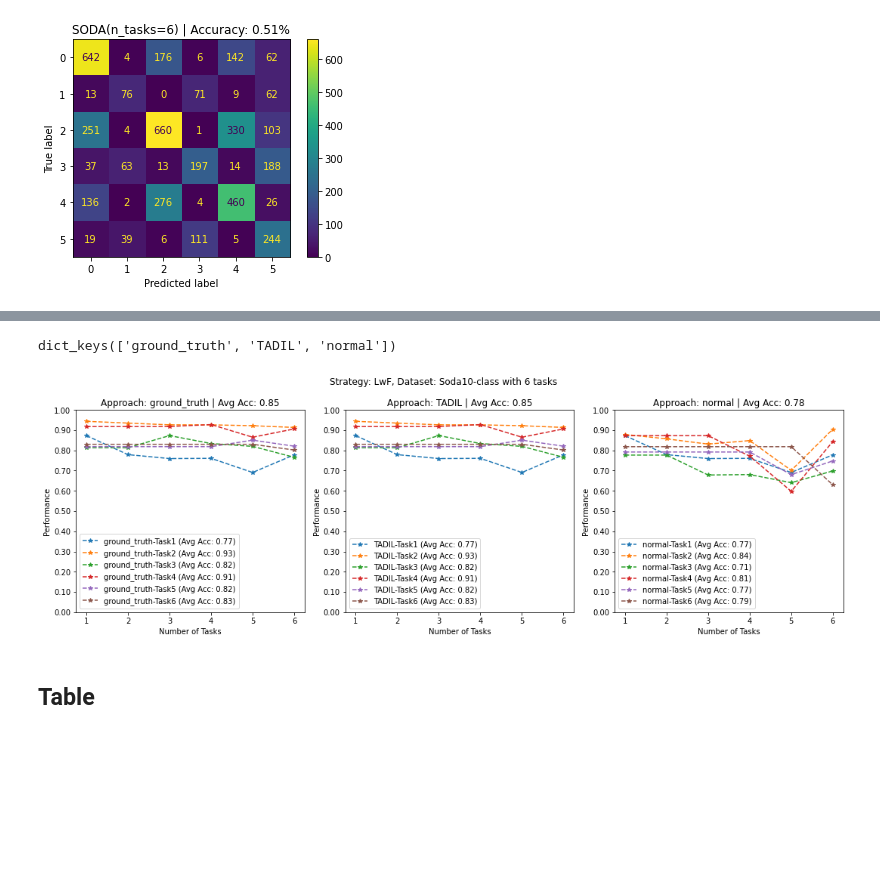
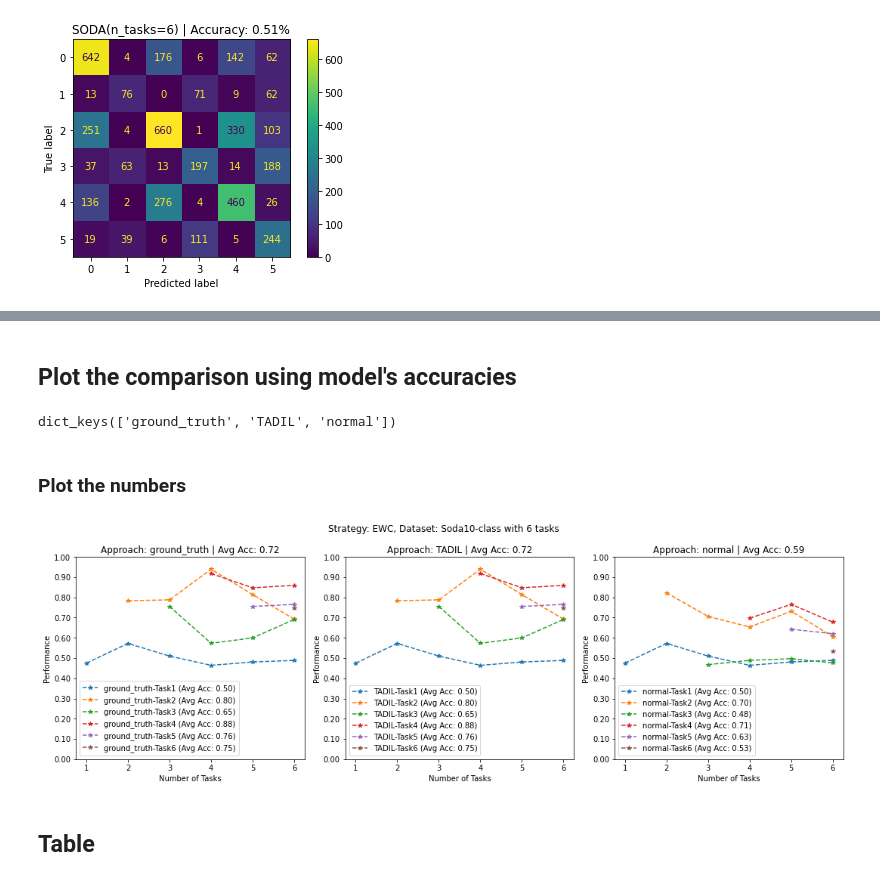
Before and after one commit to gusseppe/CL_task_inference, a Jupyter notebook: experiments-classic.ipynb, the cells around one changed output, grey strips where cells are left out. Cells and saved outputs as stored; diff of their text form; code cells hidden in the pictures; blank space fills up the shorter version.

```diff
--- a/experiments.ipynb
+++ b/experiments-classic.ipynb
@@ -13,15 +18,20 @@ import matplotlib.pyplot as plt
 import pickle
 from PIL import Image
 from rich import print
-# to_pil = transforms.ToPILImage()
+from scipy.stats import trim_mean
 
 
 def find_avg_centroid(x):
     return np.mean(x, axis=0)
 
-# def find_avg_centroid(x):
-#     length, dim = x.shape
-#     return np.array([np.sum(x[:, i])/length for i in range(dim)])
+def trimmed_mean_centroid(x, proportion_to_cut=0.1):
+    """
+    Compute the trimmed mean centroid of an array of points.
+    """
+    return trim_mean(x, proportiontocut=proportion_to_cut, axis=0)
+
+def find_better_centroid(x):
+    return trimmed_mean_centroid(x)
 
 def find_nearest_centroids(x, y):
     if not isinstance(x, (np.ndarray, np.generic)):
@@ -37,8 +47,7 @@ def find_knn(x, centroids, n_neighbors=10):
         x = x.detach().cpu().numpy()
 
     knn_search = NearestNeighbors(n_neighbors=n_neighbors,
-                            # metric='cosine', # because CLIP model
-                            metric='manhattan', # because CLIP model
+                            metric='manhattan',
                             algorithm='auto', #'ball_tree'
                             n_jobs=-1)
     knn_search.fit(x)
@@ -48,10 +57,6 @@ def find_knn(x, centroids, n_neighbors=10):
 
 
 def get_clusters(x):
-    # X = mde_embedding
-    # x = x.detach().cpu().numpy()
-    # db = DBSCAN(eps=0.8, min_samples=10, n_jobs=-1, metric='manhattan').fit(X)
-    # db = OPTICS(min_samples=2).fit(x)
     db = DBSCAN(eps=0.3, min_samples=10, leaf_size=30,
                 n_jobs=-1, metric='cosine').fit(x)
 
@@ -74,31 +79,28 @@ def get_clusters(x):
 
 
 def get_nearest_embedding_centroids(x, n_neighbors=10):
-    # print(task.task.title())
-    # print(f"CLIP Embedding shape: {task.embeddings.shape}")
 
     #1. Get the CLIP embeddings
     if not isinstance(x, (np.ndarray, np.generic)):
         x = x.detach().cpu().numpy()
 
-    #3. Cluster the embeddings
+    #2. Cluster the embeddings
     x, labels, n_clusters = get_clusters(x)
 
-    #4. Find centroids of embeddings
+    #3. Find centroids of embeddings
     if n_clusters < 2:
-        centroids = find_avg_centroid(x)
+        # centroids = find_avg_centroid(x)
+        centroids = find_better_centroid(x)
         centroids = centroids.reshape(1, -1)
     else:
         centroids = find_nearest_centroids(x, labels)
 
     # If some infinite/nan values appear
     centroids = np.nan_to_num(centroids)
-    #5. Find knn of centroids
+    #4. Find knn of centroids
     x_nearest_centroids = find_knn(x, centroids, n_neighbors)
-    # x_nearest_centroids2 = np.vstack([find_knn(x, [centroid], n_neighbors) for centroid in centroids])
-    # return centroids
     x_chosen = np.vstack([centroids, x_nearest_centroids])
-    # x_chosen = np.vstack([centroids, x_nearest_centroids, x_nearest_centroids2])
+
     print(f"# nearest centroids ({round((x_chosen.shape[0]/x.shape[0])*100, 2)}%):", x_chosen.shape)
     print()
 
@@ -658,3 +665,5 @@ x_train shape:
+# %% [markdown]
+## Plot the comparison using model's accuracies
 # %%
 strategy_name = "EWC"
 n_exp = 0
@@ -676,12 +685,14 @@ dict_keys(['ground_truth', 'TADIL', 'normal'])
 #     return eval_values
 
 # results_clean = {k:get_eval_phase_values(results[k], "Top1_Acc_Exp") for k in results.keys()}
+# %% [markdown]
+### Plot the numbers
 # %%
 import matplotlib.pyplot as plt
 import pickle
 import numpy as np
 
-strategy_name = "LwF"
+strategy_name = "EWC"
 n_exp = 1
 # strategy_name = "LwF"
 with open(f'{strategy_name}_{n_exp}.pickle', 'rb') as handle:
@@ -717,35 +728,35 @@ for domain in range(len(results['ground_truth'])):
     method_scores['ground_truth'].append((iters_, scores_task))
     method_scores['TADIL'].append((iters_, scores_method))
     method_scores['normal'].append((iters_, scores_third_method)) # Append the scores of the third method to the dictionary
 
 
 max_iter = max([max(scores, key=lambda s: s[0][-1])[0][-1] for scores in method_scores.values()])  # Get the maximum iteration index for all methods
 
 fig, axs = plt.subplots(1, 3, figsize=(15, 5)) # Create 3 subplots arranged horizontally
 plt.suptitle(f"Strategy: {strategy_name}, Dataset: Soda10-class with {len(results['ground_truth'])} tasks")
 
 for i, (method_name, method_scores_list) in enumerate(method_scores.items()):
 
     avg_list = list()
     for j, (x, y) in enumerate(method_scores_list):
         average_accuracy = np.mean(y)  # Calculate the average accuracy
         avg_list.append(average_accuracy)
         axs[i].plot(x, y, '*--', label=f'{method_name}-Task{j+1} (Avg Acc: {average_accuracy:.2f})')  # Include the average accuracy in the label
         axs[i].set_yticks(np.arange(0, 1.1, 0.1))
         axs[i].set_yticklabels(["{:.2f}".format(val) for val in np.arange(0, 1.1, 0.1)])
         axs[i].legend()
 
     axs[i].set_title(f"Approach: {method_name} | Avg Acc: {round(np.mean(avg_list), 2)}")
 
     axs[i].set_xlabel("Number of Tasks")
     axs[i].set_ylabel("Performance")
     axs[i].set_xticks(np.arange(1, max_iter+1))
 
 plt.tight_layout()
-# plt.savefig(f'{strategy_name}.pdf', bbox_inches='tight', pad_inches=0)
+plt.savefig(f'{strategy_name}.pdf', bbox_inches='tight', pad_inches=0)
 plt.show()
 # %% [output]
-[figure, old version]
+[figure, new version]
 # %% [markdown]
 ## Table
 # %%
```
Also changed, not shown: parts of 19 cells of this notebook, 1 other file.
